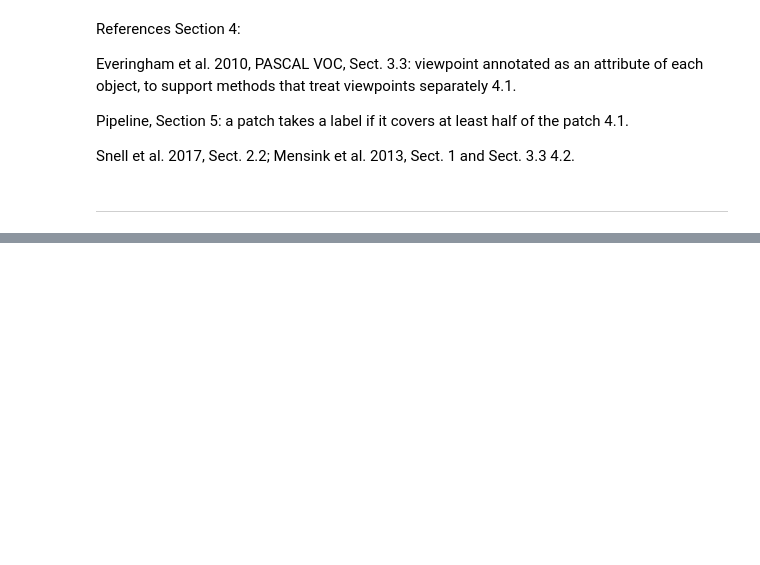
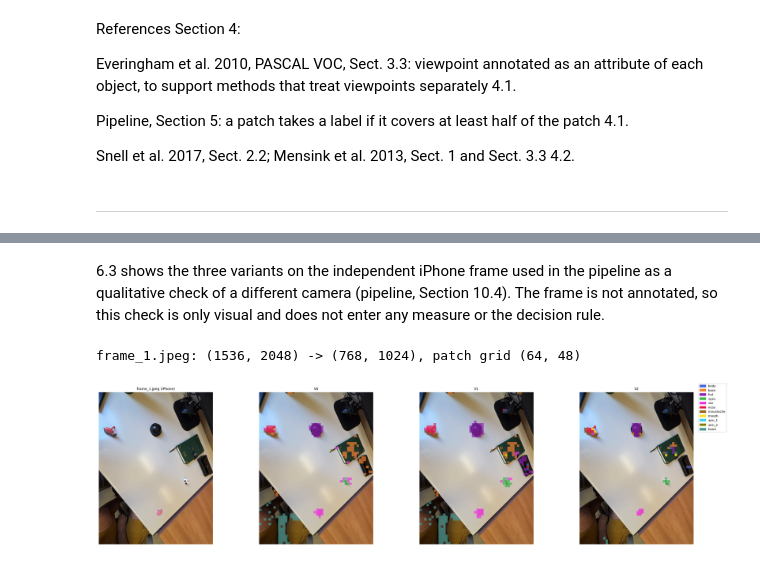
Before and after one commit to xrushofblood/vad_project, a Jupyter notebook: notebooks/phase_1_multi_prototype_study.ipynb, the cells around one changed output, grey strips where cells are left out. Cells and saved outputs as stored; diff of their text form; code cells hidden in the pictures; blank space fills up the shorter version.

Commit message:
Multi-prototype study: sections 6-8, decision V2, addendum on continuous perception

```diff
--- a/notebooks/phase_1_multi_prototype_study.ipynb
+++ b/notebooks/phase_1_multi_prototype_study.ipynb
@@ -448,0 +688,32 @@ Snell et al. 2017, Sect. 2.2; Mensink et al. 2013, Sect. 1 and Sect. 3.3 4.2.
+# %% [markdown]
+6.3 shows the three variants on the independent iPhone frame used in the pipeline as a qualitative check of a different camera (pipeline, Section 10.4). The frame is not annotated, so this check is only visual and does not enter any measure or the decision rule.
+# %%
+# 6.3 Qualitative check on a different camera: the independent iPhone frame (pipeline, Section 10.4).
+# Not annotated: visual check only, outside the measures and the decision rule.
+iphone_path = next((PROJECT_ROOT / "data").rglob("frame_1.jpeg"))
+iphone = Image.open(iphone_path).convert("RGB")
+iphone_features, iphone_size = extractor.extract(iphone, resolution=1024)   # longer side 1024, aspect ratio kept
+print(f"{iphone_path.name}: {iphone.size} -> {iphone_size}, patch grid {iphone_features.shape[:2]}")
+
+shown = iphone.resize(iphone_size)
+fig, axes = plt.subplots(1, 4, figsize=(24, 6))
+axes[0].imshow(shown)
+axes[0].set_title(f"{iphone_path.name} (iPhone)", fontsize=9)
+for ax, name in zip(axes[1:], ["V0", "V1", "V2"]):
+    prototypes, owners = VARIANTS[name]
+    pred = assign_labels(class_similarities(iphone_features, prototypes, owners, chunk=PROTOTYPE_CHUNK), CONFIDENCE_MARGIN)
+    alpha = np.where(pred == BACKGROUND_ID, 0.0, 0.7)[..., None]
+    ax.imshow(shown)
+    ax.imshow(np.concatenate([label_grid_to_rgb(pred), alpha], axis=-1),
+              extent=(0, shown.width, shown.height, 0), interpolation="nearest")
+    ax.set_title(name, fontsize=9)
+for ax in axes:
+    ax.axis("off")
+fig.legend(handles=[mpatches.Patch(color=CLASS_COLORS[n], label=n) for n in CLASS_NAMES[1:]],
+           loc="upper right", fontsize=8)
+plt.tight_layout()
+fig.savefig(OUTPUT_DIR / "iphone_frame_V0_V1_V2.png", dpi=100, bbox_inches="tight")
+plt.show()
+# %% [output]
+frame_1.jpeg: (1536, 2048) -> (768, 1024), patch grid (64, 48)
+[figure, added]
```
Also changed, not shown: parts of 54 cells of this notebook, 1 other file.
